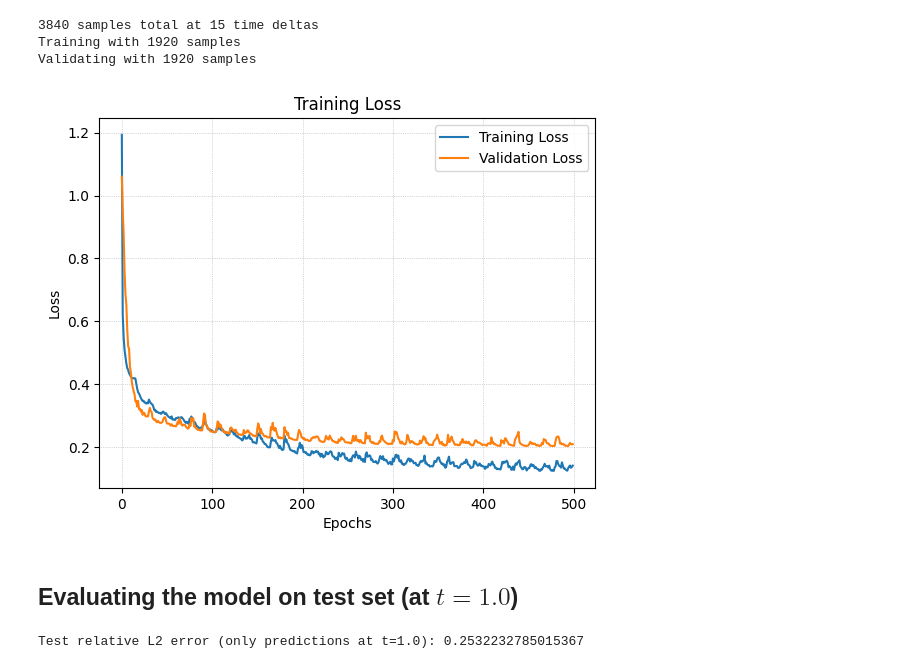
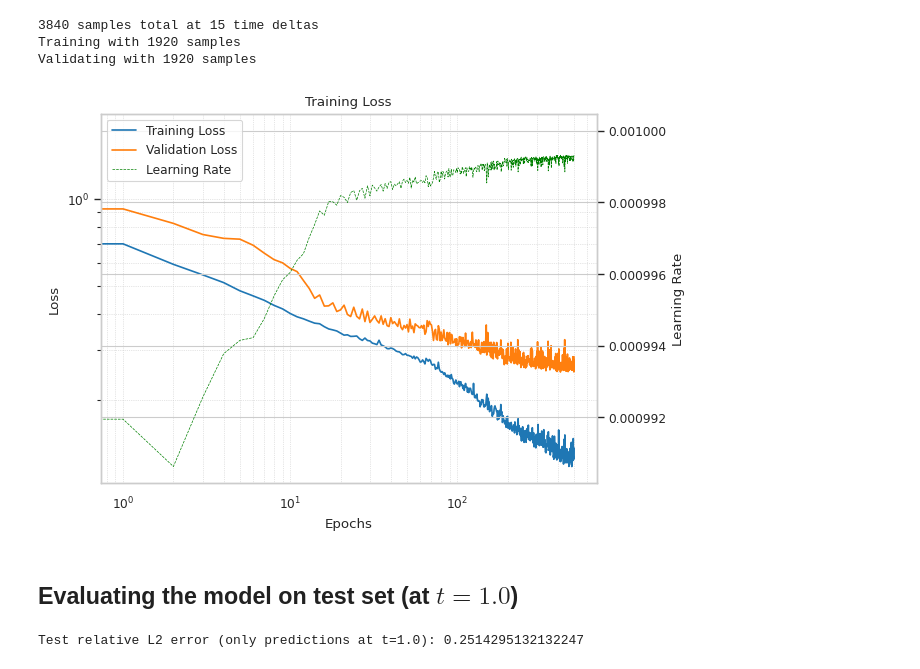
Before and after one commit to benedict-armstrong/FNO-wave-equation, a Jupyter notebook: task4.ipynb, the cells around one changed output. Cells and saved outputs as stored; diff of their text form; code cells hidden in the pictures.

Commit message:
t4 L2 test = 0.25

```diff
--- a/task4.ipynb
+++ b/task4.ipynb
@@ -8,6 +9,9 @@ import matplotlib.pyplot as plt
 from lib.tfno import FNO1d
 from lib.utils import relative_l2_error, smoothness_loss
 from lib.dataset import PDEDatasetAll2All
+# %%
+sns.set_context("paper")
+sns.set_style("whitegrid")
 # %%
 torch.manual_seed(0)
 np.random.seed(0)
@@ -61,7 +65,7 @@ scheduler = torch.optim.lr_scheduler.CosineAnnealingWarmRestarts(optimizer, T_0
 # )
 # %%
 def loss_f(output: torch.Tensor, target: torch.Tensor) -> torch.Tensor:
-    return relative_l2_error(output, target) + 1e-7 * smoothness_loss(output)
+    return relative_l2_error(output, target, dim=None) + 1e-7 * smoothness_loss(output)
 # %%
 metrics = {
     "training_loss": [],
@@ -95,30 +99,36 @@ for epoch in progress_bar:
         for i, (dt, input, target) in enumerate(val_data_loader):
             prediction = fno(input, dt).squeeze(-1)
 
-            loss = relative_l2_error(prediction, target)
+            loss = torch.sum(relative_l2_error(prediction, target))
             validation_relative_l2 += loss.item()
 
-        validation_relative_l2 /= len(val_data_loader)
+        validation_relative_l2 /= len(val_data)
         metrics["validation_loss"].append(validation_relative_l2)
 
-    scheduler.step()
+    scheduler.step(validation_relative_l2)
 
     # Update progress bar
     progress_bar.set_postfix(
         {"train_loss": train_loss, "val_loss": validation_relative_l2}
     )
 # %%
-plt.plot(metrics["training_loss"], label="Training Loss")
-plt.plot(metrics["validation_loss"], label="Validation Loss")
-# plt.plot(learning_rates, label="Learning Rate")
-plt.legend()
-plt.xlabel("Epochs")
-plt.ylabel("Loss")
+fig, ax1 = plt.subplots()
+ax2 = ax1.twinx()
+
+l1 = ax1.loglog(metrics["training_loss"], label="Training Loss")
+l2 = ax1.loglog(metrics["validation_loss"], label="Validation Loss")
+l3 = ax2.plot(metrics["lr"], label="Learning Rate", color="green", linestyle="--", linewidth=0.5)
+
+ax1.set_xlabel("Epochs")
+ax1.set_ylabel("Loss")
+ax2.set_ylabel("Learning Rate")
 plt.title("Training Loss")
-plt.grid(True, which="both", ls=":", linewidth=0.5)
+
+plt.legend(l1 + l2 + l3, [l.get_label() for l in l1 + l2 + l3])
+ax1.grid(True, which="both", ls=":", linewidth=0.5)
 plt.show()
 # %% [output]
-[figure, old version]
+[figure, new version]
 # %% [markdown]
 ## Evaluating the model on test set (at $t=1.0$)
 # %%
@@ -133,13 +143,13 @@ with torch.no_grad():
     for i, (dt, input, target) in enumerate(progress_bar):
         prediction = fno(input, dt).squeeze(-1)
 
-        loss = relative_l2_error(prediction, target)
+        loss = torch.sum(relative_l2_error(prediction, target))
         test_relative_l2 += loss.item()
-    test_relative_l2 /= len(test_data_loader)
+    test_relative_l2 /= len(dataset_test)
 
 print(rf"Test relative L2 error (only predictions at t=1.0): {test_relative_l2}")
 # %% [output]
-Test relative L2 error (only predictions at t=1.0): 0.2532232785015367
+Test relative L2 error (only predictions at t=1.0): 0.2514295132132247
 # %%
 # save model to disk
 torch.save(fno.state_dict(), "models/tfno_model.pth")
```
Also changed, not shown: parts of 2 cells of this notebook, 2 other files.
